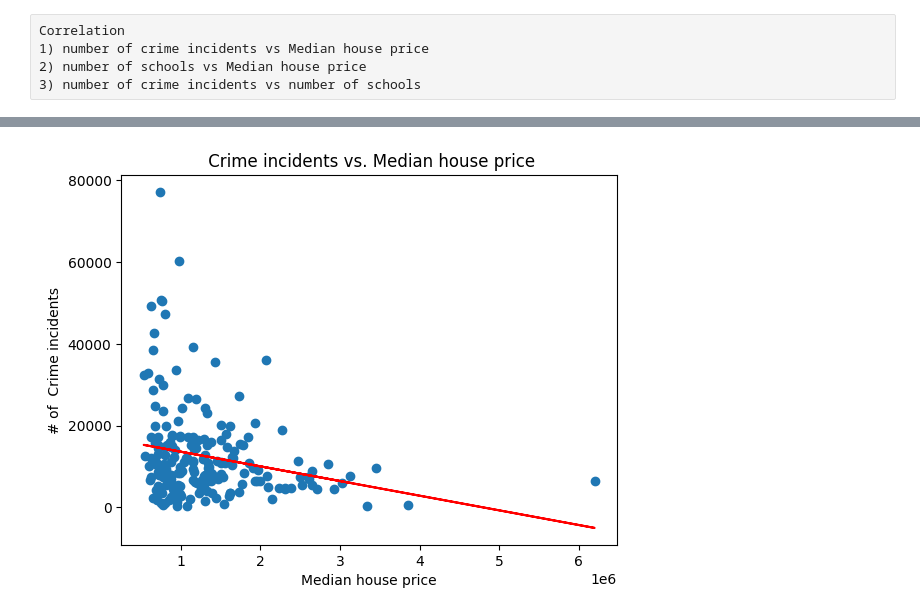
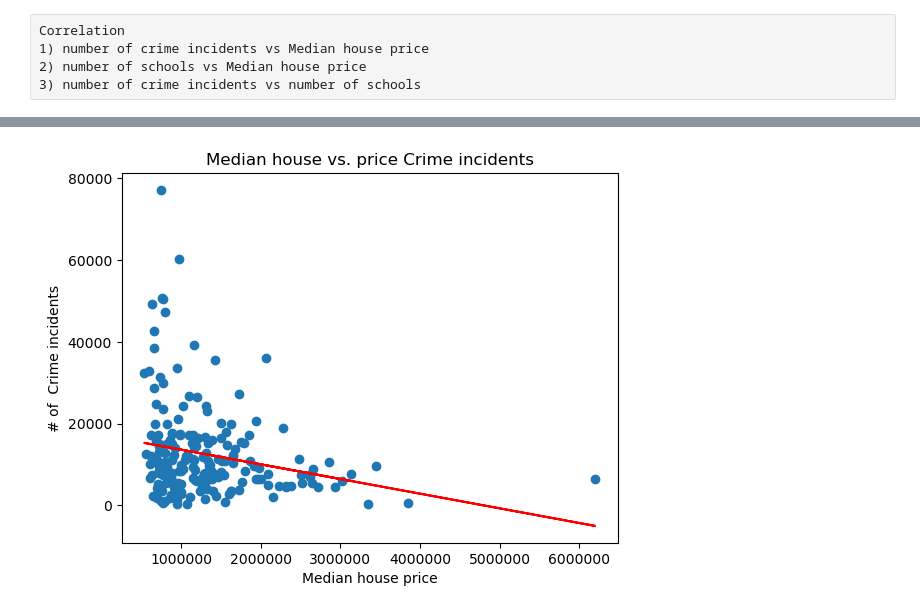
Before and after one commit to Kakhai1/bootcamp_project, a Jupyter notebook: project_bootcamp (1).ipynb, the cells around one changed output, grey strips where cells are left out. Cells and saved outputs as stored; diff of their text form; code cells hidden in the pictures.

```diff
--- a/project_bootcamp (1).ipynb
+++ b/project_bootcamp (1).ipynb
@@ -334,6 +373,8 @@ plt.scatter(df['Median house price'], df['Grand Total'])
 plt.plot(df['Median house price'], intercept + slope * df['Median house price'], color='red')
 plt.xlabel('Median house price')
 plt.ylabel('# of  Crime incidents')
-plt.title(' Crime incidents vs. Median house price')
+plt.title('Median house vs. price Crime incidents')
+plt.ticklabel_format(useOffset=False,style="plain")
+plt.savefig("Kashif output/fig6_crime_price_correlation.png",bbox_inches="tight")
 plt.show()
 # %% [output]
@@ -341,7 +382,7 @@ Correlation Coefficient: -0.2261546042187547
 Slope: -0.0035856130972283977
 Intercept: 17191.383580875732
 R-squared: 0.05114590500934159
-[figure, old version]
+[figure, new version]
 # %%
 
 postcode_school_count = school_info.groupby("Postal_Postcode").size().reset_index(name='Number_of_Schools')
```
Also changed, not shown: parts of 9 cells of this notebook, 9 other files.
